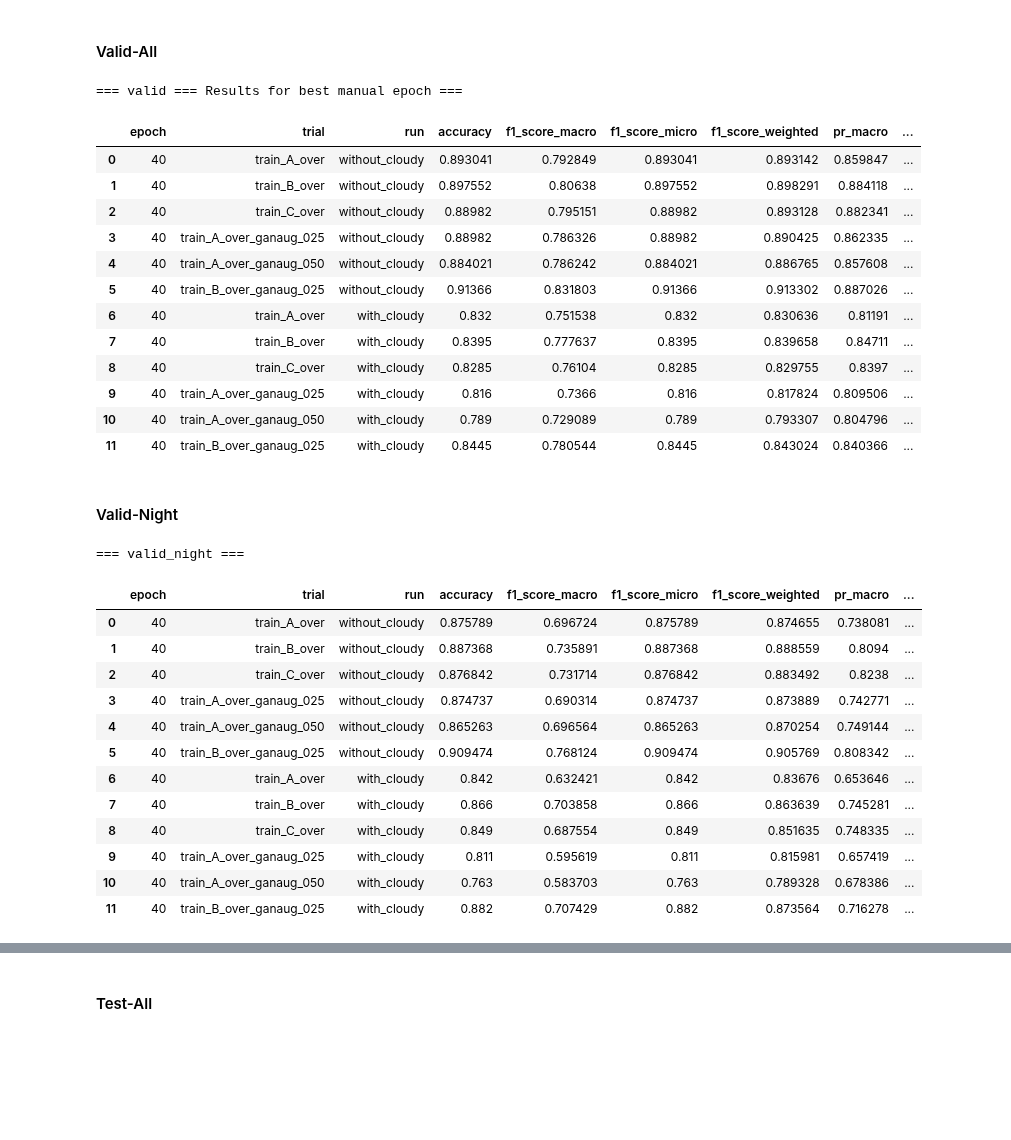
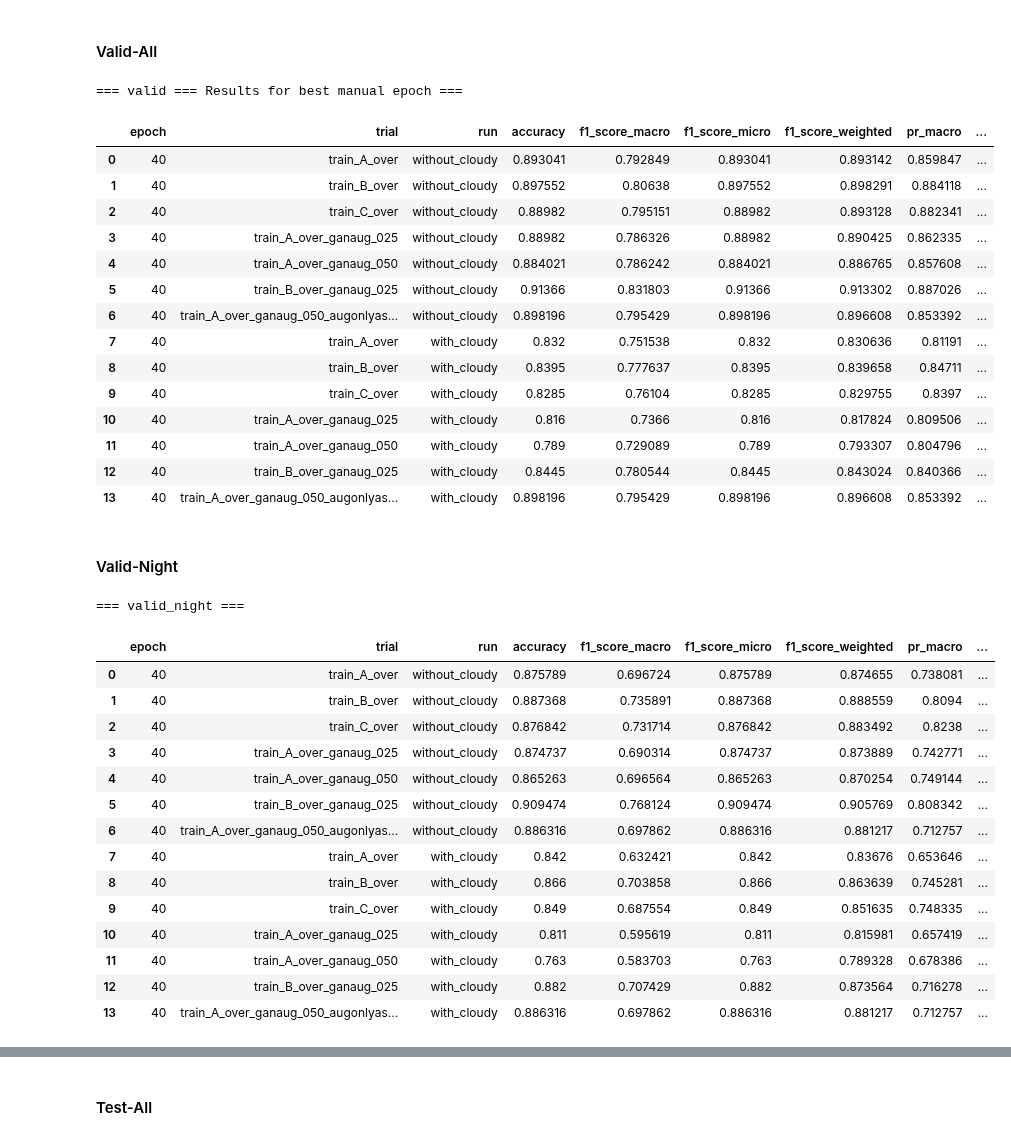
Before and after one commit to tillvolkmann/night-drive, a Jupyter notebook: classifier/notebooks/weather_classifier_improvement_overview_best_epoch.ipynb, the cells around one changed output, grey strips where cells are left out. Cells and saved outputs as stored; diff of their text form; code cells hidden in the pictures; blank space fills up the shorter version.

```diff
--- a/classifier/notebooks/weather_classifier_improvement_overview_best_epoch.ipynb
+++ b/classifier/notebooks/weather_classifier_improvement_overview_best_epoch.ipynb
@@ -30,7 +30,7 @@ df_sel = pd.DataFrame()
 df_sel_epochs = pd.DataFrame()
 df_all = pd.DataFrame()
 list_runs = ["without_cloudy", "with_cloudy"]
-list_trials = ["train_A_over", "train_B_over", "train_C_over", "train_A_over_ganaug_025", "train_A_over_ganaug_050", "train_B_over_ganaug_025"]
+list_trials = ["train_A_over", "train_B_over", "train_C_over", "train_A_over_ganaug_025", "train_A_over_ganaug_050", "train_B_over_ganaug_025", "train_A_over_ganaug_050_augonlyasbase"]
 for r, run in enumerate(list_runs):  # for each set of classifier runs
     for t, trial in enumerate(list_trials):  # for each data set
         path_to_csv = os.path.join(base_path_to_csv,run,trial)
@@ -145,24 +138,26 @@ df_sel.data = df_sel.data.apply(lambda x: re.sub(r"_[A-C]_[a-zA-Z0-9_]*", r"", x
 # %%
 split = "valid"
 df_cursplit = df_sel.query("data==@split").copy()
 df_cursplit.reset_index(drop=True, inplace=True)
 print("\n===", split, "=== Results for best manual epoch ===")
-df_cursplit.loc[:, cols2print].head(12)
+df_cursplit.loc[:, cols2print].head(df_cursplit.shape[0])
 # %% [output]
 === valid === Results for best manual epoch ===
 |  | epoch | trial | run | accuracy | f1_score_macro | f1_score_micro | f1_score_weighted | pr_macro | ... |
 | 0 | 40 | train_A_over | without_cloudy | 0.893041 | 0.792849 | 0.893041 | 0.893142 | 0.859847 | ... |
 | 1 | 40 | train_B_over | without_cloudy | 0.897552 | 0.80638 | 0.897552 | 0.898291 | 0.884118 | ... |
 | 2 | 40 | train_C_over | without_cloudy | 0.88982 | 0.795151 | 0.88982 | 0.893128 | 0.882341 | ... |
 | 3 | 40 | train_A_over_ganaug_025 | without_cloudy | 0.88982 | 0.786326 | 0.88982 | 0.890425 | 0.862335 | ... |
 | 4 | 40 | train_A_over_ganaug_050 | without_cloudy | 0.884021 | 0.786242 | 0.884021 | 0.886765 | 0.857608 | ... |
 | 5 | 40 | train_B_over_ganaug_025 | without_cloudy | 0.91366 | 0.831803 | 0.91366 | 0.913302 | 0.887026 | ... |
-| 6 | 40 | train_A_over | with_cloudy | 0.832 | 0.751538 | 0.832 | 0.830636 | 0.81191 | ... |
-| 7 | 40 | train_B_over | with_cloudy | 0.8395 | 0.777637 | 0.8395 | 0.839658 | 0.84711 | ... |
-| 8 | 40 | train_C_over | with_cloudy | 0.8285 | 0.76104 | 0.8285 | 0.829755 | 0.8397 | ... |
-| 9 | 40 | train_A_over_ganaug_025 | with_cloudy | 0.816 | 0.7366 | 0.816 | 0.817824 | 0.809506 | ... |
-| 10 | 40 | train_A_over_ganaug_050 | with_cloudy | 0.789 | 0.729089 | 0.789 | 0.793307 | 0.804796 | ... |
-| 11 | 40 | train_B_over_ganaug_025 | with_cloudy | 0.8445 | 0.780544 | 0.8445 | 0.843024 | 0.840366 | ... |
+| 6 | 40 | train_A_over_ganaug_050_augonlyas... | without_cloudy | 0.898196 | 0.795429 | 0.898196 | 0.896608 | 0.853392 | ... |
+| 7 | 40 | train_A_over | with_cloudy | 0.832 | 0.751538 | 0.832 | 0.830636 | 0.81191 | ... |
+| 8 | 40 | train_B_over | with_cloudy | 0.8395 | 0.777637 | 0.8395 | 0.839658 | 0.84711 | ... |
+| 9 | 40 | train_C_over | with_cloudy | 0.8285 | 0.76104 | 0.8285 | 0.829755 | 0.8397 | ... |
+| 10 | 40 | train_A_over_ganaug_025 | with_cloudy | 0.816 | 0.7366 | 0.816 | 0.817824 | 0.809506 | ... |
+| 11 | 40 | train_A_over_ganaug_050 | with_cloudy | 0.789 | 0.729089 | 0.789 | 0.793307 | 0.804796 | ... |
+| 12 | 40 | train_B_over_ganaug_025 | with_cloudy | 0.8445 | 0.780544 | 0.8445 | 0.843024 | 0.840366 | ... |
+| 13 | 40 | train_A_over_ganaug_050_augonlyas... | with_cloudy | 0.898196 | 0.795429 | 0.898196 | 0.896608 | 0.853392 | ... |
 # %% [markdown]
 #### Valid-Night
 # %%
@@ -170,7 +165,7 @@ split = "valid_night"
 df_cursplit = df_sel.query("data==@split").copy()
 df_cursplit.reset_index(drop=True, inplace=True)
 print("\n===", split, "===")
-df_cursplit.loc[:, cols2print].head(12)
+df_cursplit.loc[:, cols2print].head(df_cursplit.shape[0])
 # %% [output]
 === valid_night ===
 |  | epoch | trial | run | accuracy | f1_score_macro | f1_score_micro | f1_score_weighted | pr_macro | ... |
@@ -180,11 +175,13 @@ df_cursplit.loc[:, cols2print].head(12)
 | 3 | 40 | train_A_over_ganaug_025 | without_cloudy | 0.874737 | 0.690314 | 0.874737 | 0.873889 | 0.742771 | ... |
 | 4 | 40 | train_A_over_ganaug_050 | without_cloudy | 0.865263 | 0.696564 | 0.865263 | 0.870254 | 0.749144 | ... |
 | 5 | 40 | train_B_over_ganaug_025 | without_cloudy | 0.909474 | 0.768124 | 0.909474 | 0.905769 | 0.808342 | ... |
-| 6 | 40 | train_A_over | with_cloudy | 0.842 | 0.632421 | 0.842 | 0.83676 | 0.653646 | ... |
-| 7 | 40 | train_B_over | with_cloudy | 0.866 | 0.703858 | 0.866 | 0.863639 | 0.745281 | ... |
-| 8 | 40 | train_C_over | with_cloudy | 0.849 | 0.687554 | 0.849 | 0.851635 | 0.748335 | ... |
-| 9 | 40 | train_A_over_ganaug_025 | with_cloudy | 0.811 | 0.595619 | 0.811 | 0.815981 | 0.657419 | ... |
-| 10 | 40 | train_A_over_ganaug_050 | with_cloudy | 0.763 | 0.583703 | 0.763 | 0.789328 | 0.678386 | ... |
-| 11 | 40 | train_B_over_ganaug_025 | with_cloudy | 0.882 | 0.707429 | 0.882 | 0.873564 | 0.716278 | ... |
+| 6 | 40 | train_A_over_ganaug_050_augonlyas... | without_cloudy | 0.886316 | 0.697862 | 0.886316 | 0.881217 | 0.712757 | ... |
+| 7 | 40 | train_A_over | with_cloudy | 0.842 | 0.632421 | 0.842 | 0.83676 | 0.653646 | ... |
+| 8 | 40 | train_B_over | with_cloudy | 0.866 | 0.703858 | 0.866 | 0.863639 | 0.745281 | ... |
+| 9 | 40 | train_C_over | with_cloudy | 0.849 | 0.687554 | 0.849 | 0.851635 | 0.748335 | ... |
+| 10 | 40 | train_A_over_ganaug_025 | with_cloudy | 0.811 | 0.595619 | 0.811 | 0.815981 | 0.657419 | ... |
+| 11 | 40 | train_A_over_ganaug_050 | with_cloudy | 0.763 | 0.583703 | 0.763 | 0.789328 | 0.678386 | ... |
+| 12 | 40 | train_B_over_ganaug_025 | with_cloudy | 0.882 | 0.707429 | 0.882 | 0.873564 | 0.716278 | ... |
+| 13 | 40 | train_A_over_ganaug_050_augonlyas... | with_cloudy | 0.886316 | 0.697862 | 0.886316 | 0.881217 | 0.712757 | ... |
 # %%
 print("\n===", split, "Difference to A ===")
```
Also changed, not shown: parts of 9 cells of this notebook, 1 other file.
